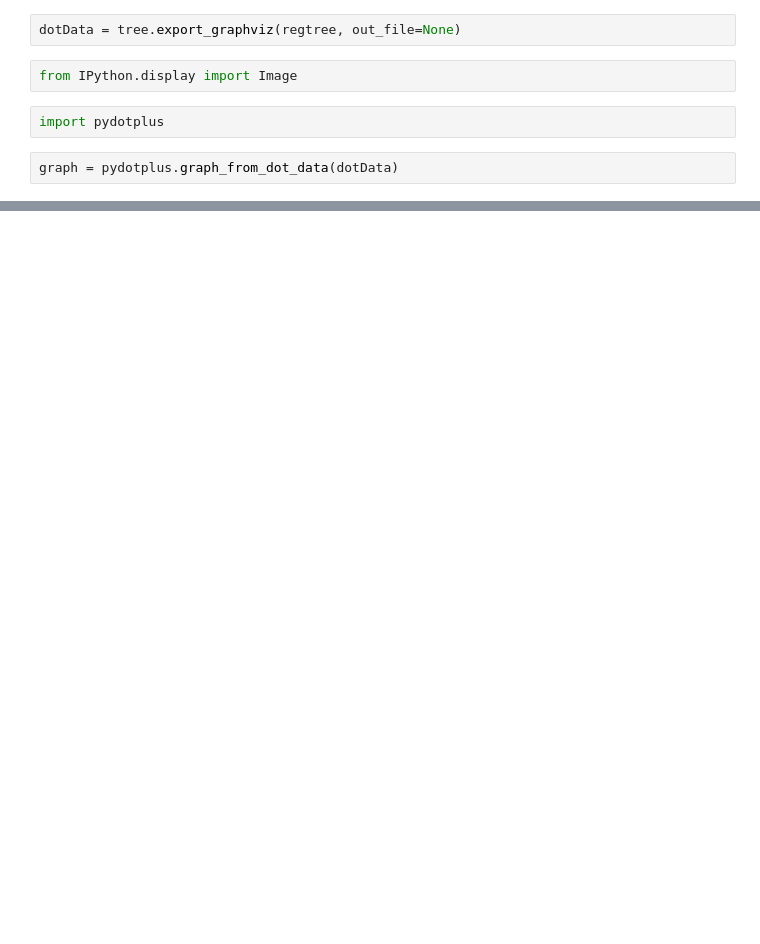
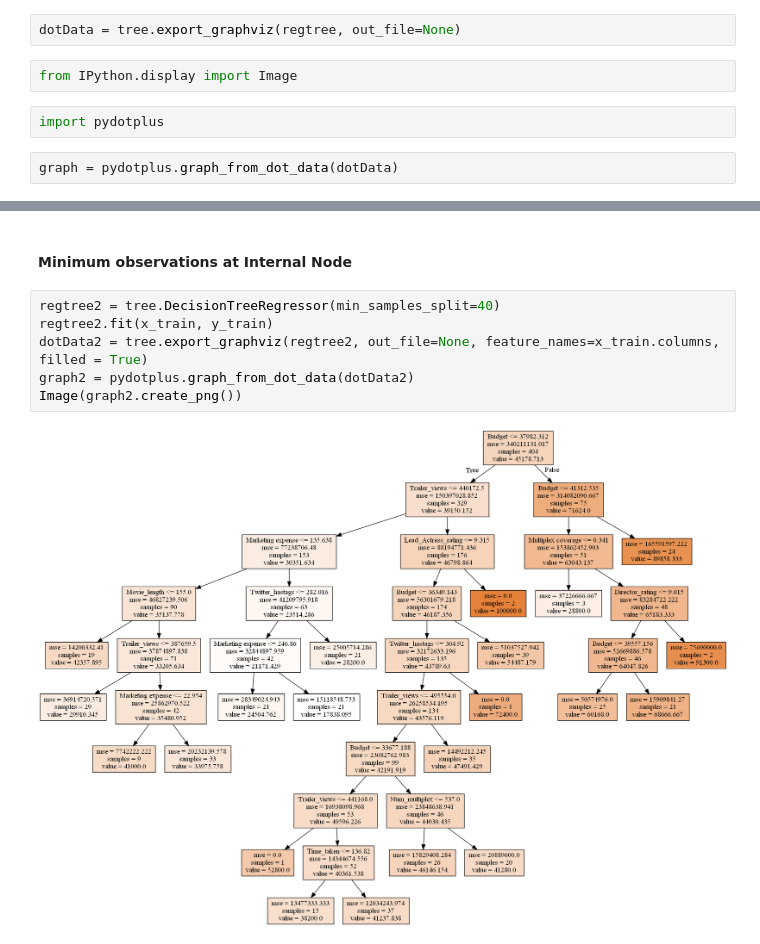
Before and after one commit to imdhruv99/Machine-Learning-Python, a Jupyter notebook: 10 Decision Tree/01 Regression Decision Tree/DT.ipynb, the cells around one changed output, grey strips where cells are left out. Cells and saved outputs as stored; diff of their text form; blank space fills up the shorter version.

```diff
--- a/10 Decision Tree/01 Regression Decision Tree/DT.ipynb
+++ b/10 Decision Tree/01 Regression Decision Tree/DT.ipynb
@@ -215,0 +228,10 @@ Image(graph.create_png())
+# %% [markdown]
+#### Minimum observations at Internal Node
+# %%
+regtree2 = tree.DecisionTreeRegressor(min_samples_split=40)
+regtree2.fit(x_train, y_train)
+dotData2 = tree.export_graphviz(regtree2, out_file=None, feature_names=x_train.columns, filled = True)
+graph2 = pydotplus.graph_from_dot_data(dotData2)
+Image(graph2.create_png())
+# %% [output]
+[figure, added]
```
Also changed, not shown: parts of 8 cells of this notebook.
